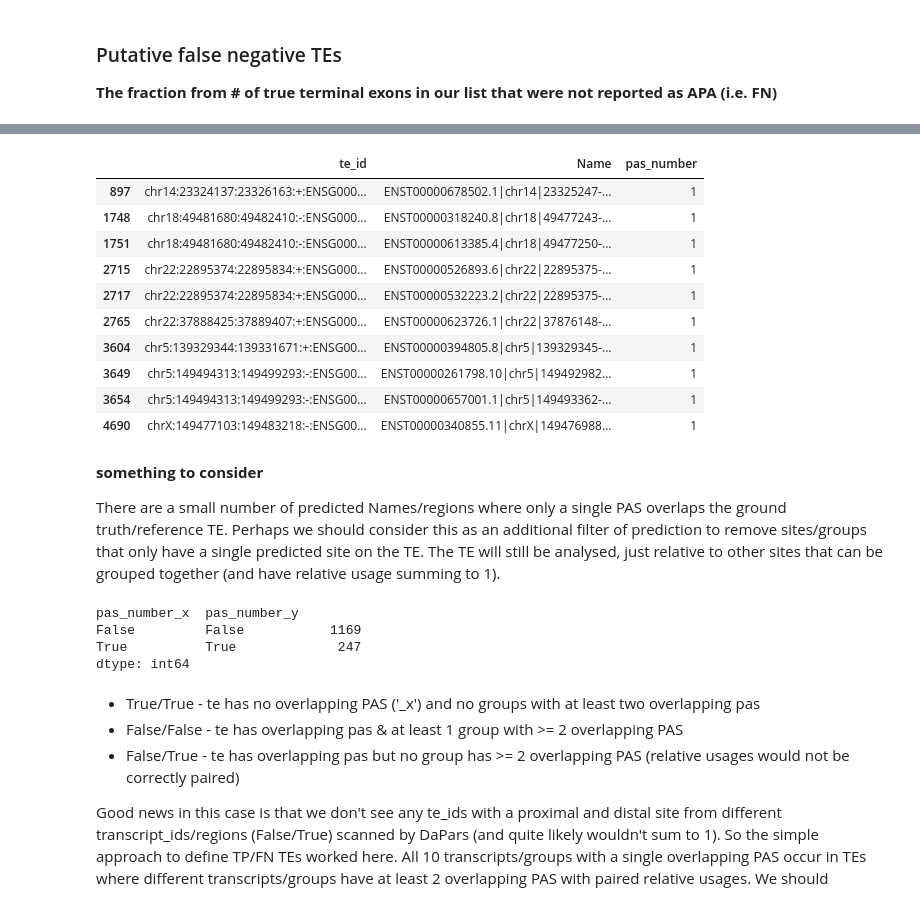
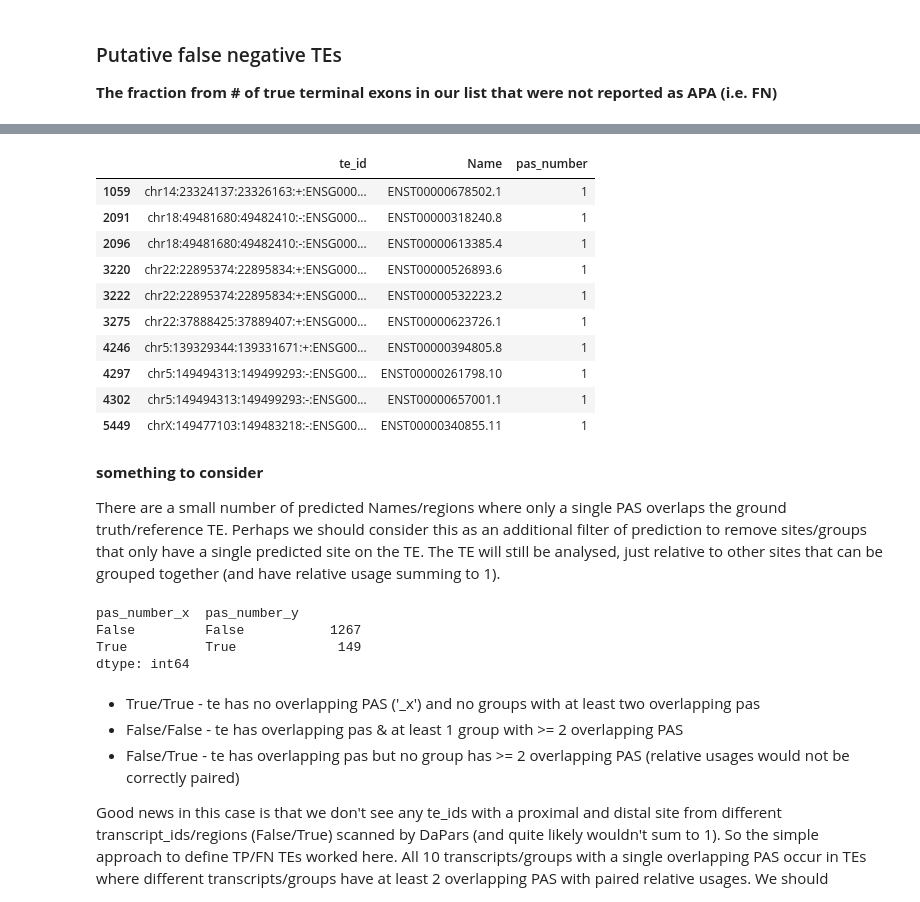
Before and after one commit to iRNA-COSI/APAeval, a Jupyter notebook: summary_workflows/relative_quantification/poc/relative_quant_poc.ipynb, the cells around one changed output, grey strips where cells are left out. Cells and saved outputs as stored; diff of their text form; code cells hidden in the pictures.

```diff
--- a/summary_workflows/relative_quantification/poc/relative_quant_poc.ipynb
+++ b/summary_workflows/relative_quantification/poc/relative_quant_poc.ipynb
@@ -1106,37 +1106,44 @@ Using DaPars as an example, I just want to check how often a 'prediction group'
 # %%
 #1. For each TE id - does it have no overlapping PAS?
 # Output is pas_number with 'True' if no overlapping pas, False if overlapping
+
+tes_dapars_joined = pr.PyRanges(valid_tes.as_df(),
+                                int64=True).join(pr.PyRanges(pred_mayr_cd5_dapars2.as_df(),
+                                                             int64=True),
+                                                how="left",
+                                                strandedness="same"
+                                                )
 a = (tes_dapars_joined.as_df()
      .groupby("te_id")
      ["pas_number"]
      .agg(lambda x: (x == -1).all())
      .reset_index()
     )
 
 # Get a set of te_ids where no predn overlapping PAS
 a_fn_ids = a.loc[a["pas_number"] == True, "te_id"].tolist()
 
 #2. For each te_id & 'region'/Name from prediction, does it have at least two PAS
 # Output is pas_number column converted to represent total number of sites for that group overlapping the TE
 b = (tes_dapars_joined.as_df().groupby(["te_id", "Name"])["pas_number"]
  .nunique().reset_index())
 
 
 # Get prediction TEs/Names that where overlapping GT id has at least two sites
 # but a given prediction TE only has a single PAS overlapping that GT TE
 b.loc[(b["pas_number"] == 1) & (~b["te_id"].isin(a_fn_ids)), :]
 # %% [output]
 |  | te_id | Name | pas_number |
-| 897 | chr14:23324137:23326163:+:ENSG000... | ENST00000678502.1|chr14|23325247-... | 1 |
-| 1748 | chr18:49481680:49482410:-:ENSG000... | ENST00000318240.8|chr18|49477243-... | 1 |
-| 1751 | chr18:49481680:49482410:-:ENSG000... | ENST00000613385.4|chr18|49477250-... | 1 |
-| 2715 | chr22:22895374:22895834:+:ENSG000... | ENST00000526893.6|chr22|22895375-... | 1 |
-| 2717 | chr22:22895374:22895834:+:ENSG000... | ENST00000532223.2|chr22|22895375-... | 1 |
-| 2765 | chr22:37888425:37889407:+:ENSG000... | ENST00000623726.1|chr22|37876148-... | 1 |
-| 3604 | chr5:139329344:139331671:+:ENSG00... | ENST00000394805.8|chr5|139329345-... | 1 |
-| 3649 | chr5:149494313:149499293:-:ENSG00... | ENST00000261798.10|chr5|149492982... | 1 |
-| 3654 | chr5:149494313:149499293:-:ENSG00... | ENST00000657001.1|chr5|149493362-... | 1 |
-| 4690 | chrX:149477103:149483218:-:ENSG00... | ENST00000340855.11|chrX|149476988... | 1 |
+| 1059 | chr14:23324137:23326163:+:ENSG000... | ENST00000678502.1 | 1 |
+| 2091 | chr18:49481680:49482410:-:ENSG000... | ENST00000318240.8 | 1 |
+| 2096 | chr18:49481680:49482410:-:ENSG000... | ENST00000613385.4 | 1 |
+| 3220 | chr22:22895374:22895834:+:ENSG000... | ENST00000526893.6 | 1 |
+| 3222 | chr22:22895374:22895834:+:ENSG000... | ENST00000532223.2 | 1 |
+| 3275 | chr22:37888425:37889407:+:ENSG000... | ENST00000623726.1 | 1 |
+| 4246 | chr5:139329344:139331671:+:ENSG00... | ENST00000394805.8 | 1 |
+| 4297 | chr5:149494313:149499293:-:ENSG00... | ENST00000261798.10 | 1 |
+| 4302 | chr5:149494313:149499293:-:ENSG00... | ENST00000657001.1 | 1 |
+| 5449 | chrX:149477103:149483218:-:ENSG00... | ENST00000340855.11 | 1 |
 # %% [markdown]
 **something to consider**
 
@@ -1154,8 +1161,8 @@ b2 = (b.groupby("te_id")["pas_number"]
 a.merge(b2, how="left", on="te_id")[["pas_number_x","pas_number_y"]].value_counts()
 # %% [output]
 pas_number_x  pas_number_y
-False         False           1169
-True          True             247
+False         False           1267
+True          True             149
 dtype: int64
 # %% [markdown]
 - True/True - te has no overlapping PAS ('_x') and no groups with at least two overlapping pas
```
Also changed, not shown: parts of 40 cells of this notebook.
